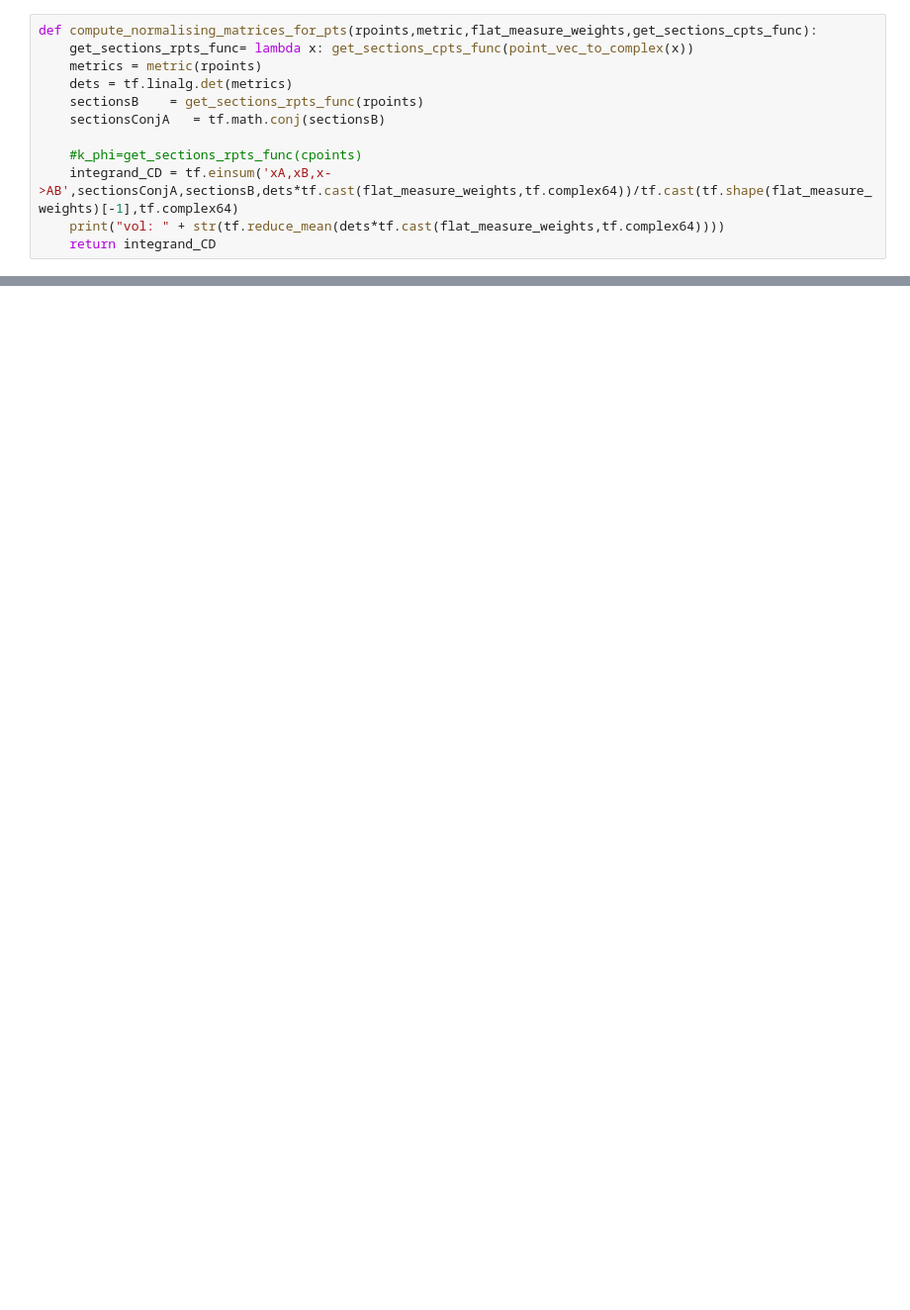
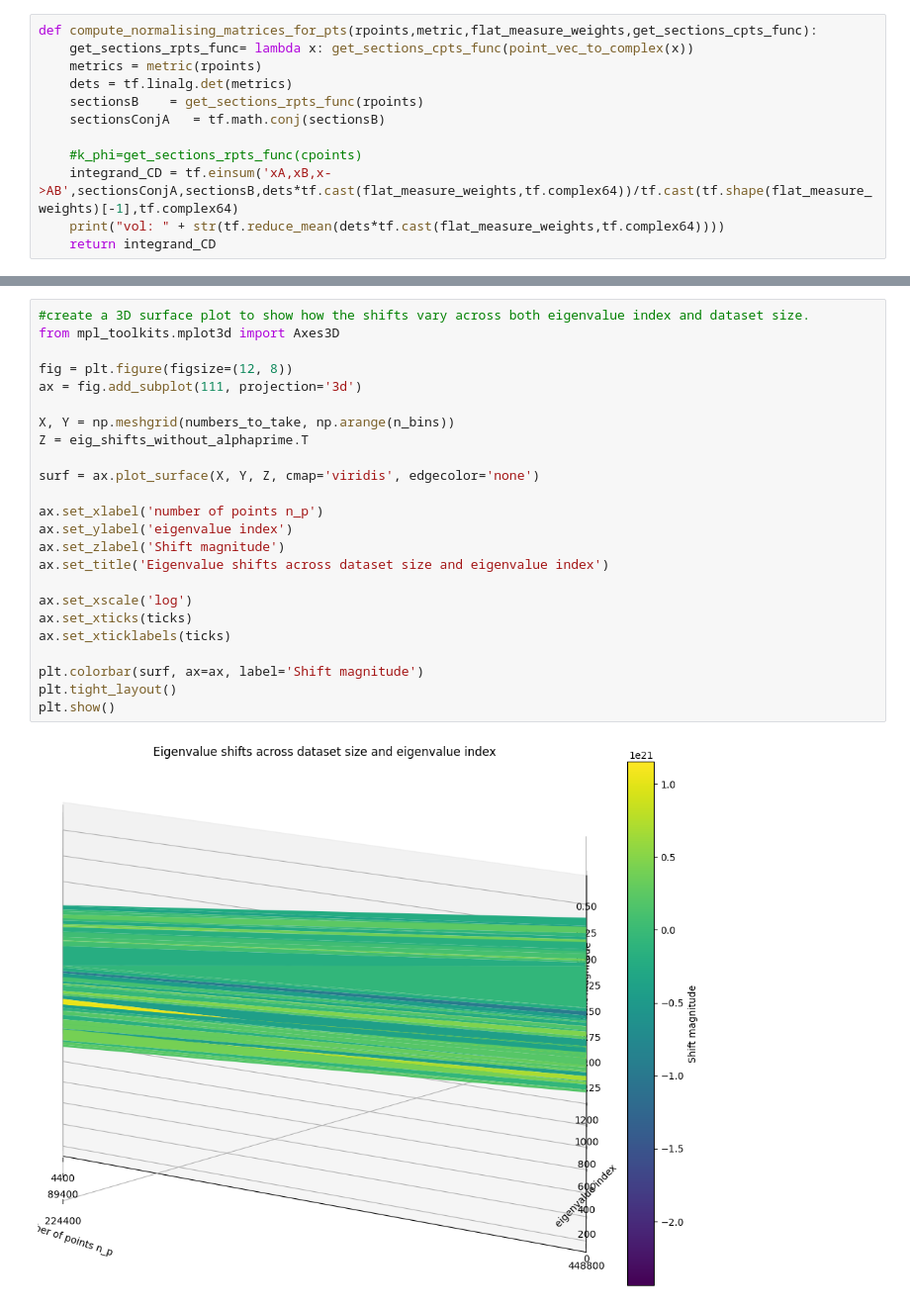
Before and after one commit to kitft/cymetricap, a Jupyter notebook: AlphaPrime/DevelopingLaplacian.ipynb, the cells around one changed output, grey strips where cells are left out. Shown at 99% size. Drawn from its saved outputs; the diff is of its cells as text; blank space fills up the shorter version.

```diff
--- a/AlphaPrime/DevelopingLaplacian.ipynb
+++ b/AlphaPrime/DevelopingLaplacian.ipynb
@@ -1590,0 +1273,26 @@ def load_nn_Alpha(free_coefficient,phimodel,euler_char,alphaprime,nlayer=3,nHidd
+# %%
+#create a 3D surface plot to show how the shifts vary across both eigenvalue index and dataset size.
+from mpl_toolkits.mplot3d import Axes3D
+
+fig = plt.figure(figsize=(12, 8))
+ax = fig.add_subplot(111, projection='3d')
+
+X, Y = np.meshgrid(numbers_to_take, np.arange(n_bins))
+Z = eig_shifts_without_alphaprime.T
+
+surf = ax.plot_surface(X, Y, Z, cmap='viridis', edgecolor='none')
+
+ax.set_xlabel('number of points n_p')
+ax.set_ylabel('eigenvalue index')
+ax.set_zlabel('Shift magnitude')
+ax.set_title('Eigenvalue shifts across dataset size and eigenvalue index')
+
+ax.set_xscale('log')
+ax.set_xticks(ticks)
+ax.set_xticklabels(ticks)
+
+plt.colorbar(surf, ax=ax, label='Shift magnitude')
+plt.tight_layout()
+plt.show()
+# %% [output]
+[figure, added]
```
Also changed, not shown: parts of 37 cells of this notebook, 2 other files.
